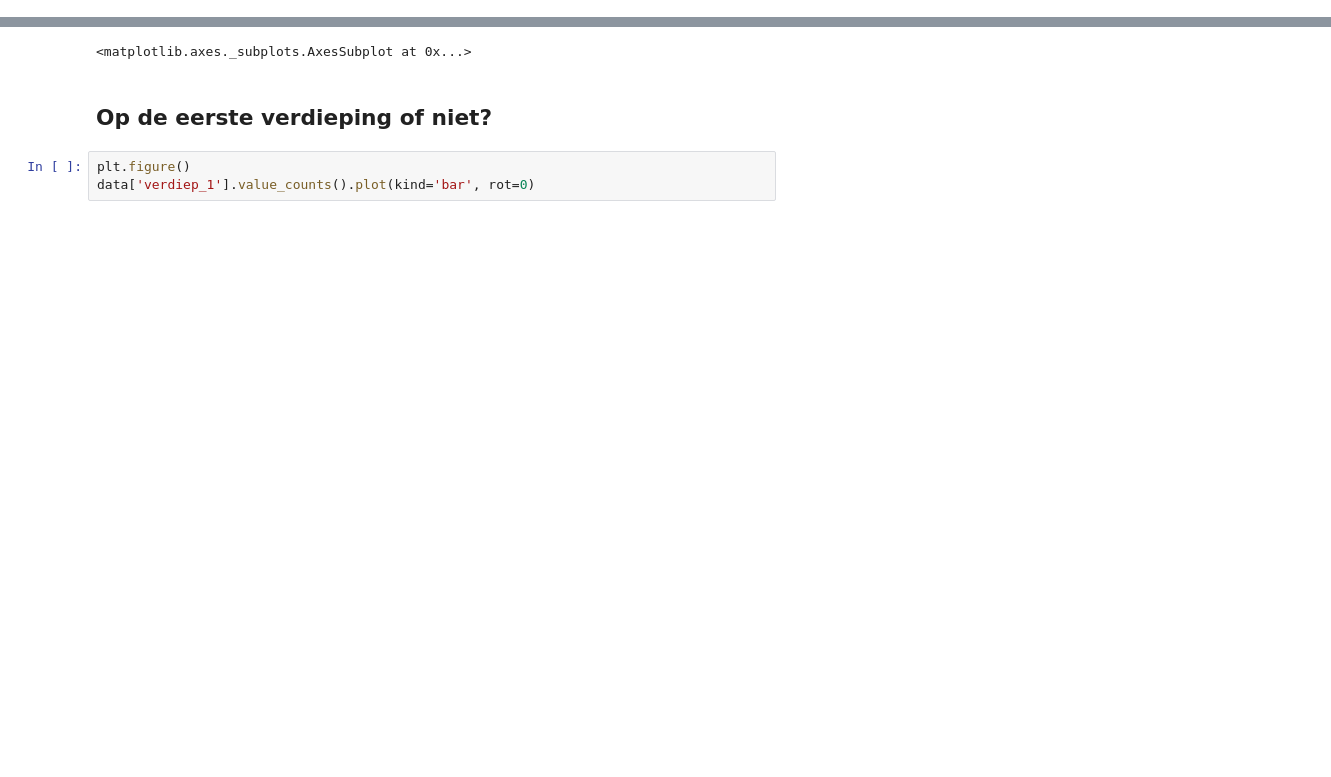
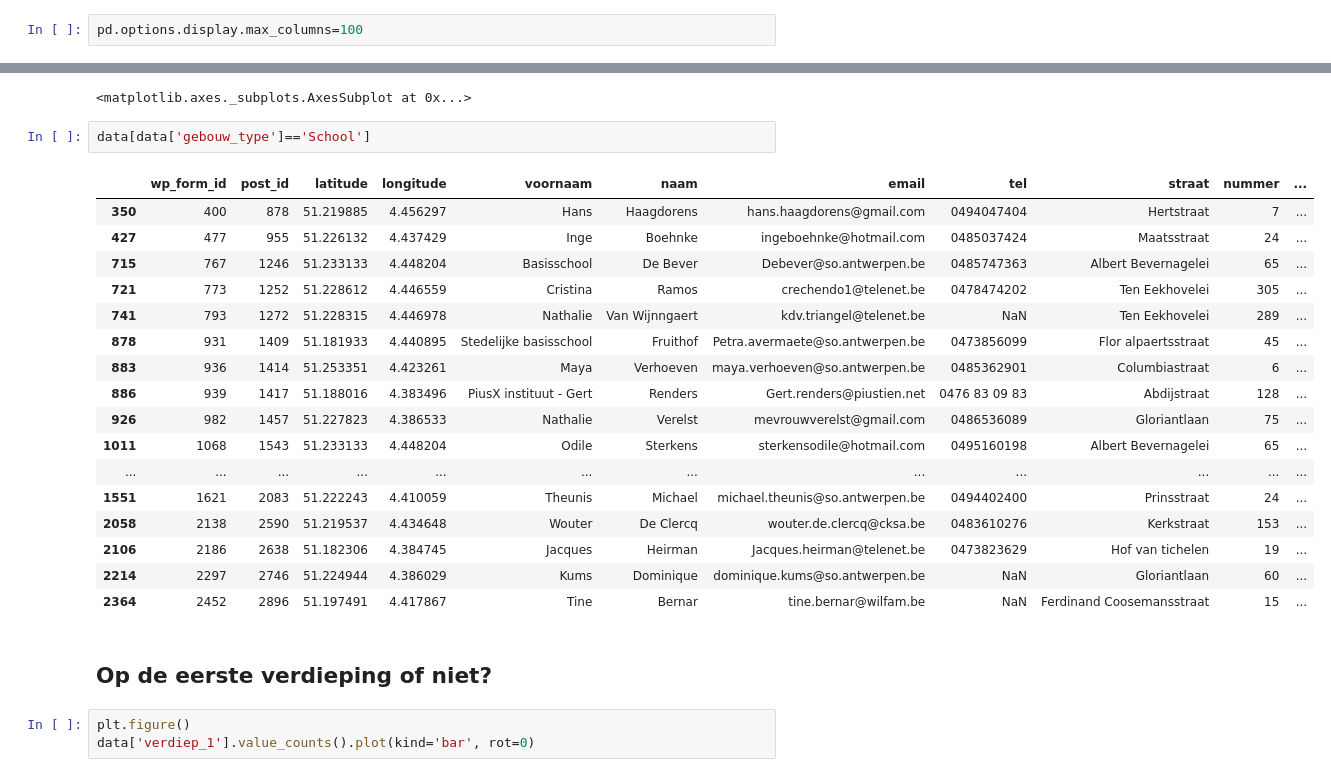
Before and after one commit to gridl/CurieuzeNeuzen, a Jupyter notebook: exploratie_inschrijvingen.ipynb, the cells around one changed output, grey strips where cells are left out. Saved outputs shown, nothing was run; the diff lists cells and outputs as text; blank space fills up the shorter version.

```diff
--- a/exploratie_inschrijvingen.ipynb
+++ b/exploratie_inschrijvingen.ipynb
@@ -48,0 +258,2 @@ data.plot(ax=ax, color='r', zorder=10, alpha=0.5)
+# %%
+pd.options.display.max_columns=100
@@ -55,6 +300,26 @@ data['gebouw_type'].dropna().value_counts().plot(kind='bar', ax=ax, rot=0)
 [interactive output not drawn]
 [interactive output not drawn]
 <matplotlib.axes._subplots.AxesSubplot at 0x...>
+# %%
+data[data['gebouw_type']=='School']
+# %% [output]
+|  | wp_form_id | post_id | latitude | longitude | voornaam | naam | email | tel | straat | nummer | ... |
+| 350 | 400 | 878 | 51.219885 | 4.456297 | Hans | Haagdorens | hans.haagdorens@gmail.com | 0494047404 | Hertstraat | 7 | ... |
+| 427 | 477 | 955 | 51.226132 | 4.437429 | Inge | Boehnke | ingeboehnke@hotmail.com | 0485037424 | Maatsstraat | 24 | ... |
+| 715 | 767 | 1246 | 51.233133 | 4.448204 | Basisschool | De Bever | Debever@so.antwerpen.be | 0485747363 | Albert Bevernagelei | 65 | ... |
+| 721 | 773 | 1252 | 51.228612 | 4.446559 | Cristina | Ramos | crechendo1@telenet.be | 0478474202 | Ten Eekhovelei | 305 | ... |
+| 741 | 793 | 1272 | 51.228315 | 4.446978 | Nathalie | Van Wijnngaert | kdv.triangel@telenet.be | NaN | Ten Eekhovelei | 289 | ... |
+| 878 | 931 | 1409 | 51.181933 | 4.440895 | Stedelijke basisschool | Fruithof | Petra.avermaete@so.antwerpen.be | 0473856099 | Flor alpaertsstraat | 45 | ... |
+| 883 | 936 | 1414 | 51.253351 | 4.423261 | Maya | Verhoeven | maya.verhoeven@so.antwerpen.be | 0485362901 | Columbiastraat | 6 | ... |
+| 886 | 939 | 1417 | 51.188016 | 4.383496 | PiusX instituut - Gert | Renders | Gert.renders@piustien.net | 0476 83 09 83 | Abdijstraat | 128 | ... |
+| 926 | 982 | 1457 | 51.227823 | 4.386533 | Nathalie | Verelst | mevrouwverelst@gmail.com | 0486536089 | Gloriantlaan | 75 | ... |
+| 1011 | 1068 | 1543 | 51.233133 | 4.448204 | Odile | Sterkens | sterkensodile@hotmail.com | 0495160198 | Albert Bevernagelei | 65 | ... |
+| ... | ... | ... | ... | ... | ... | ... | ... | ... | ... | ... | ... |
+| 1551 | 1621 | 2083 | 51.222243 | 4.410059 | Theunis | Michael | michael.theunis@so.antwerpen.be | 0494402400 | Prinsstraat | 24 | ... |
+| 2058 | 2138 | 2590 | 51.219537 | 4.434648 | Wouter | De Clercq | wouter.de.clercq@cksa.be | 0483610276 | Kerkstraat | 153 | ... |
+| 2106 | 2186 | 2638 | 51.182306 | 4.384745 | Jacques | Heirman | Jacques.heirman@telenet.be | 0473823629 | Hof van tichelen | 19 | ... |
+| 2214 | 2297 | 2746 | 51.224944 | 4.386029 | Kums | Dominique | dominique.kums@so.antwerpen.be | NaN | Gloriantlaan | 60 | ... |
+| 2364 | 2452 | 2896 | 51.197491 | 4.417867 | Tine | Bernar | tine.bernar@wilfam.be | NaN | Ferdinand Coosemansstraat | 15 | ... |
 # %% [markdown]
 ## Op de eerste verdieping of niet?
 # %%
```
Also changed, not shown: parts of 54 cells of this notebook, 2 other files.
